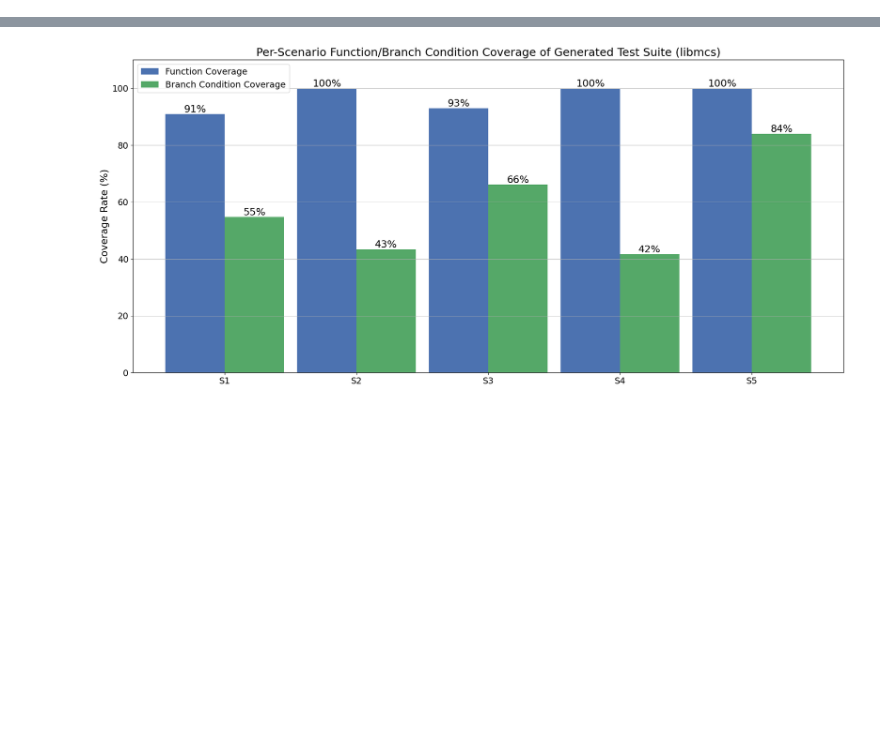
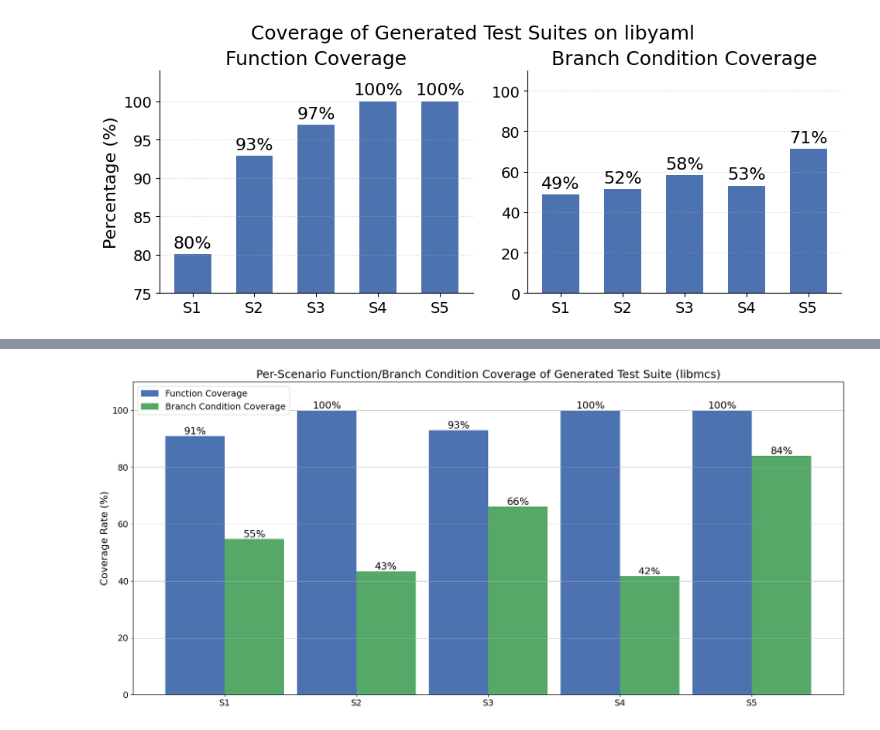
Before and after one commit to leochanj105/PHC2Rust, a Jupyter notebook: Untitled.ipynb, the cells around one changed output, grey strips where cells are left out. Drawn from its saved outputs; the diff is of its cells as text; code cells hidden in the pictures; blank space fills up the shorter version.

```diff
--- a/Untitled.ipynb
+++ b/Untitled.ipynb
@@ -50,0 +16,51 @@ plt.show()
+# %%
+import numpy as np
+import matplotlib.pyplot as plt
+
+
+# --- Style ---
+plt.rcParams.update({
+    'font.size': 16,
+    'axes.labelsize': 16,
+    'xtick.labelsize': 14,
+    'ytick.labelsize': 14,
+})
+
+groups = ['S1', 'S2', 'S3', 'S4', 'S5']
+values_a = [80.1, 92.9, 96.9, 100, 100]   # first bar in each group
+values_b = [48.7, 51.5, 58.3, 53.1, 71.2]   # second bar in each group
+
+x = np.arange(len(groups))
+fig, axes = plt.subplots(1, 2, figsize=(10, 4), sharey=False)
+
+def plot_bar(ax, values, title, ylim):
+    bars = ax.bar(x, values, width=0.6, color=color)
+    ax.set_xticks(x)
+    ax.set_xticklabels(groups)
+    ax.set_title(title)
+    ax.set_ylim(*ylim)
+
+    ax.grid(axis='y', linestyle='--', alpha=0.3)
+    ax.spines['top'].set_visible(False)
+    ax.spines['right'].set_visible(False)
+
+    ax.bar_label(bars, fmt='%.0f%%', padding=3)
+
+# --- Draw both subplots ---
+plot_bar(axes[0], values_a, 'Function Coverage',(75, 104))
+plot_bar(axes[1], values_b, 'Branch Condition Coverage',(0,110))
+
+# only left subplot needs y-label
+axes[0].set_ylabel('Percentage (%)')
+
+# --- Shared title ---
+fig.suptitle('Coverage of Generated Test Suites on libyaml', fontsize=18,y=1)
+
+# spacing (important!)
+plt.tight_layout()
+plt.subplots_adjust(top=0.85)  # make room for suptitle
+
+# plt.show()
+plt.savefig("libyaml.pdf", bbox_inches='tight')
+# %% [output]
+[figure, added]
```
Also changed, not shown: parts of 3 cells of this notebook, 3 other files.
